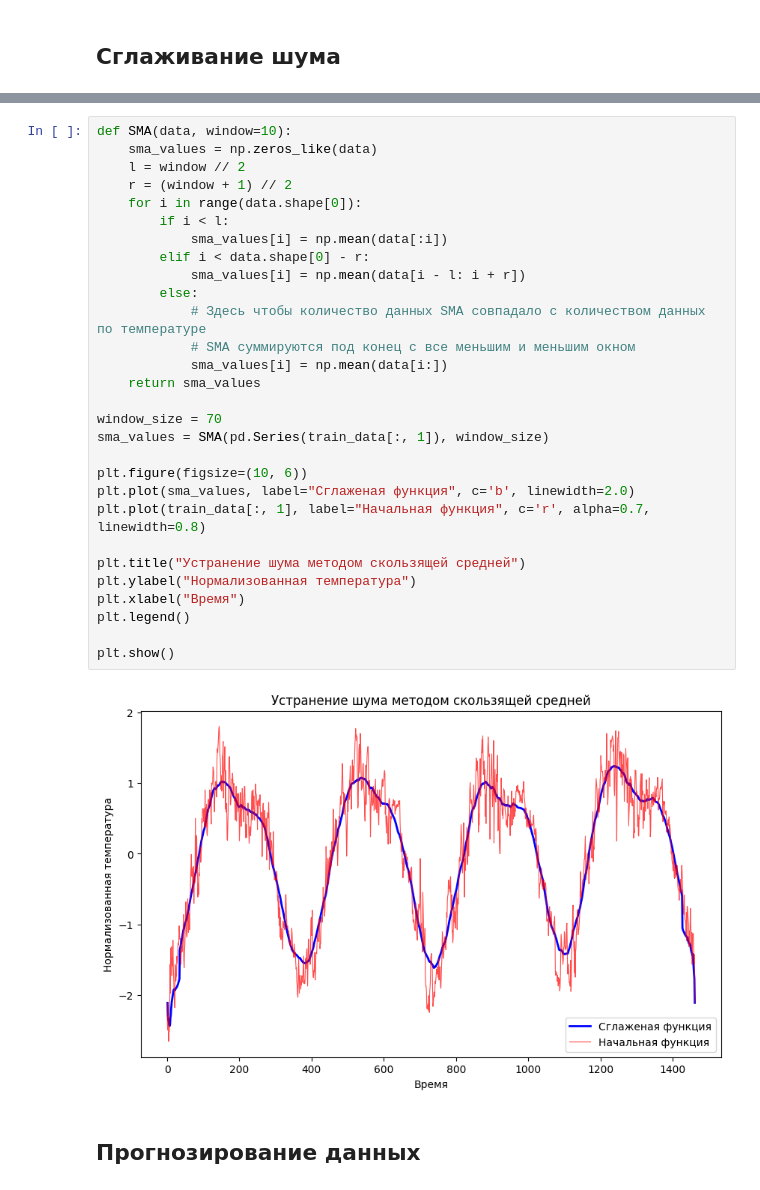
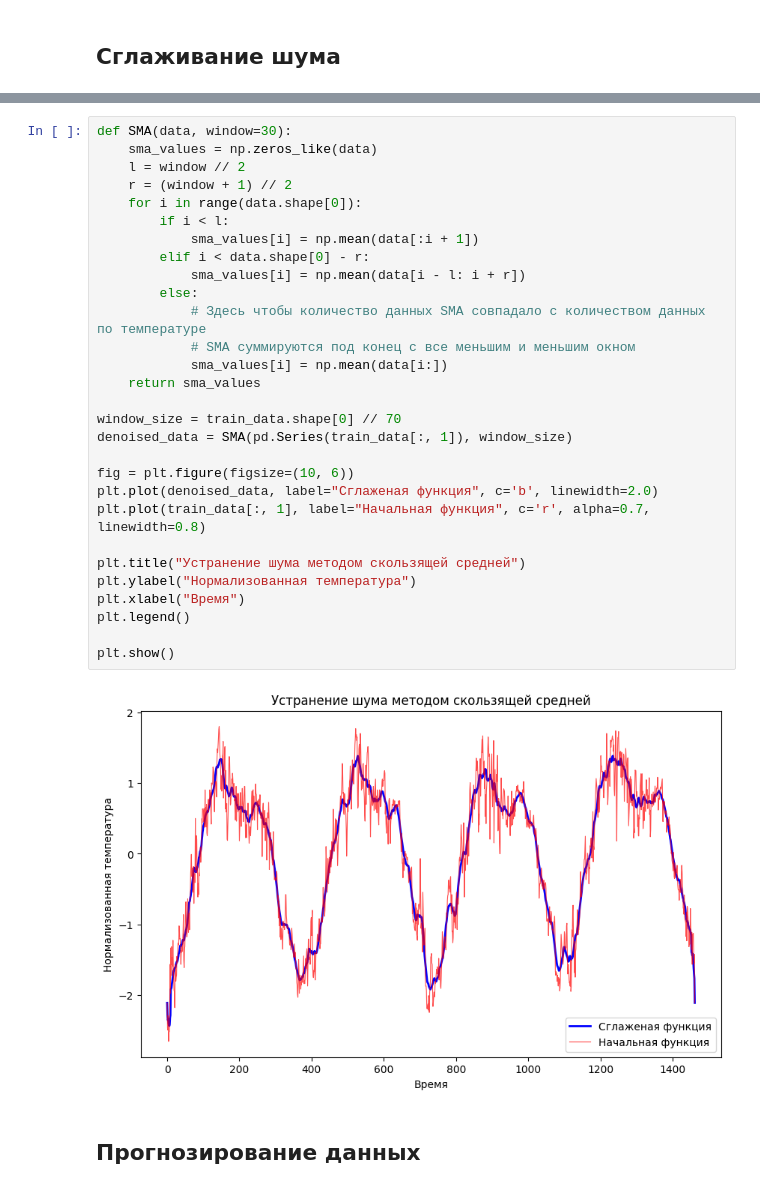
Before and after one commit to MelancholicBastard/Pogoda, a Jupyter notebook: Pogoda.ipynb, the cells around one changed output, grey strips where cells are left out. Cells and saved outputs as stored; diff of their text form.

```diff
--- a/Pogoda.ipynb
+++ b/Pogoda.ipynb
@@ -155,33 +156,33 @@ p{t-i} - значение исходной функции в точке t-i
 # %%
-def SMA(data, window=10):
+def SMA(data, window=30):
 	sma_values = np.zeros_like(data)
 	l = window // 2
 	r = (window + 1) // 2
 	for i in range(data.shape[0]):
 		if i < l:
-			sma_values[i] = np.mean(data[:i])
+			sma_values[i] = np.mean(data[:i + 1])
 		elif i < data.shape[0] - r:
 			sma_values[i] = np.mean(data[i - l: i + r])
 		else:
 			# Здесь чтобы количество данных SMA совпадало с количеством данных по температуре
 			# SMA суммируются под конец с все меньшим и меньшим окном
 			sma_values[i] = np.mean(data[i:])
 	return sma_values
 
-window_size = 70
-sma_values = SMA(pd.Series(train_data[:, 1]), window_size)
+window_size = train_data.shape[0] // 70
+denoised_data = SMA(pd.Series(train_data[:, 1]), window_size)
 
-plt.figure(figsize=(10, 6))
-plt.plot(sma_values, label="Сглаженая функция", c='b', linewidth=2.0)
+fig = plt.figure(figsize=(10, 6))
+plt.plot(denoised_data, label="Сглаженая функция", c='b', linewidth=2.0)
 plt.plot(train_data[:, 1], label="Начальная функция", c='r', alpha=0.7, linewidth=0.8)
 
 plt.title("Устранение шума методом скользящей средней")
 plt.ylabel("Нормализованная температура")
 plt.xlabel("Время")
 plt.legend()
 
 plt.show()
 # %% [output]
-[figure, old version]
+[figure, new version]
 # %% [markdown]
 ## Прогнозирование данных
```
Also changed, not shown: parts of 19 cells of this notebook, 13 other files.
